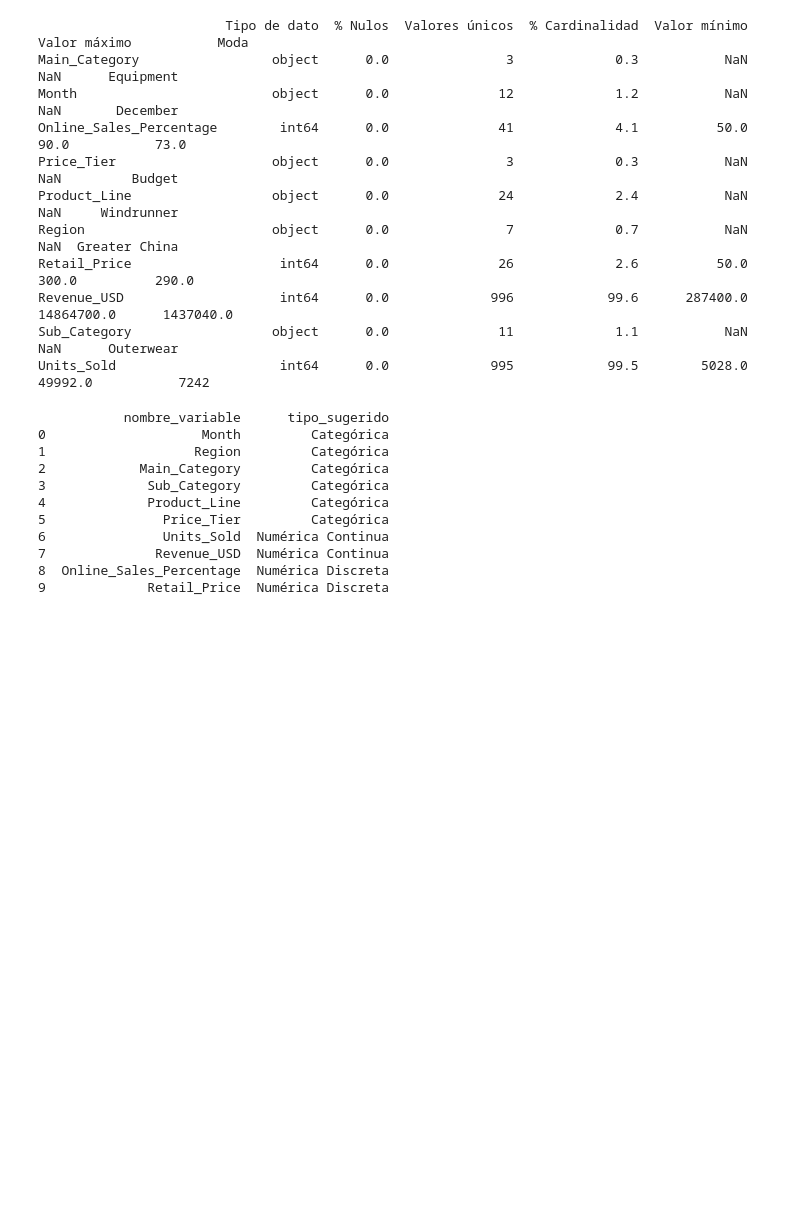
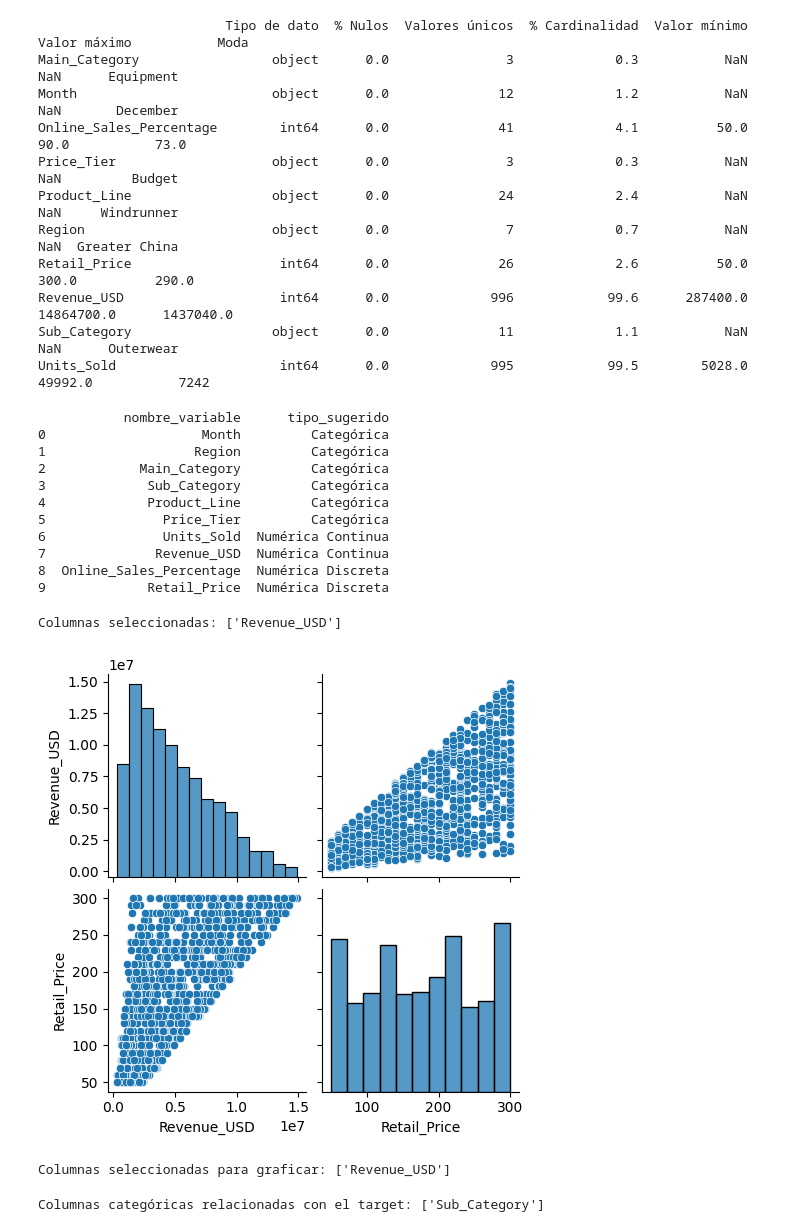
Before and after one commit to Niet-Sart/Team-Challenge---Team-Liberty, a Jupyter notebook: team challenge 10/limpieza_nike.ipynb, the cells around one changed output. Drawn from its saved outputs; the diff is of its cells as text; code cells hidden in the pictures; blank space fills up the shorter version.

```diff
--- a/team challenge 10/limpieza_nike.ipynb
+++ b/team challenge 10/limpieza_nike.ipynb
@@ -225,0 +299,14 @@ print(resultado)
+# %%
+
+# Define los parámetros correctos
+target_col = "Retail_Price"
+umbral_corr = 0.5
+pvalue = 0.05
+
+# Llama a la función
+columnas_seleccionadas = get_features_num_regression(df_nike, target_col, umbral_corr, pvalue)
+
+# Verifica el resultado
+print("Columnas seleccionadas:", columnas_seleccionadas)
+# %% [output]
+Columnas seleccionadas: ['Revenue_USD']
@@ -225,0 +381,15 @@ print(resultado)
+# %%
+# Llamar a la función con tus datos
+columnas_graficadas = plot_features_num_regression(
+    df=df_nike,
+    target_col="Retail_Price",  # Cambia al nombre exacto de tu columna objetivo
+    columns=[],  # Puedes dejarlo vacío para considerar todas las columnas numéricas
+    umbral_corr=0.5,  # Umbral de correlación
+    pvalue=0.05  # Nivel de significancia (opcional)
+)
+
+# Ver las columnas seleccionadas
+print("Columnas seleccionadas para graficar:", columnas_graficadas)
+# %% [output]
+[figure, added]
+Columnas seleccionadas para graficar: ['Revenue_USD']
@@ -225,0 +468,12 @@ print(resultado)
+# %%
+# Llamar a la función con tus datos
+categorical_columns = get_features_cat_regression(
+    df=df_nike,
+    target_col="Revenue_USD",  # Cambia al nombre exacto de tu columna objetivo
+    pvalue=0.05  # Nivel de significancia
+)
+
+# Ver las columnas seleccionadas
+print("Columnas categóricas relacionadas con el target:", categorical_columns)
+# %% [output]
+Columnas categóricas relacionadas con el target: ['Sub_Category']
```
Also changed, not shown: parts of 7 cells of this notebook.
